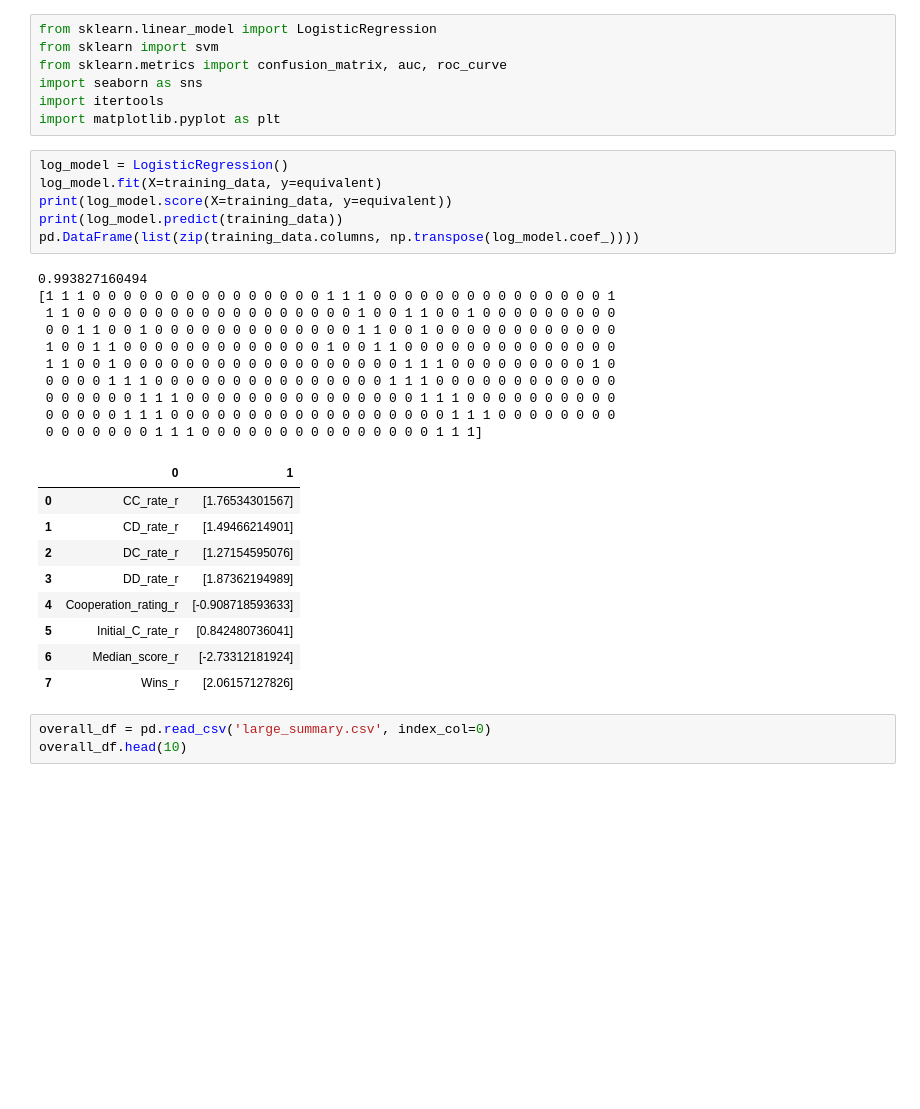
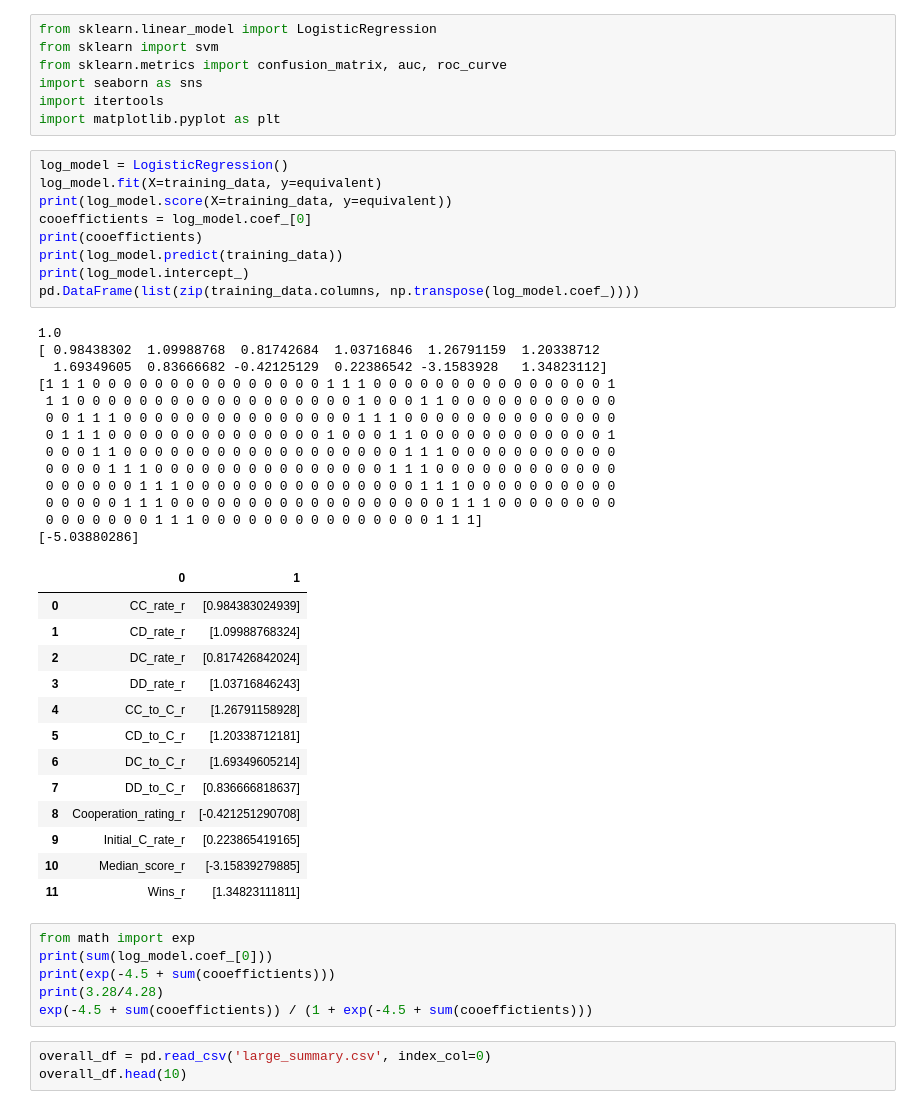
Before and after one commit to theref/fingerprints, a Jupyter notebook: MachineLearningNotebook.ipynb, the cells around one changed output. Cells and saved outputs as stored; diff of their text form; blank space fills up the shorter version.

```diff
--- a/MachineLearningNotebook.ipynb
+++ b/MachineLearningNotebook.ipynb
@@ -65,29 +65,45 @@ import matplotlib.pyplot as plt
 # %%
 log_model = LogisticRegression()
 log_model.fit(X=training_data, y=equivalent)
 print(log_model.score(X=training_data, y=equivalent))
+cooeffictients = log_model.coef_[0]
+print(cooeffictients)
 print(log_model.predict(training_data))
+print(log_model.intercept_)
 pd.DataFrame(list(zip(training_data.columns, np.transpose(log_model.coef_))))
 # %% [output]
-0.993827160494
+1.0
+[ 0.98438302  1.09988768  0.81742684  1.03716846  1.26791159  1.20338712
+  1.69349605  0.83666682 -0.42125129  0.22386542 -3.1583928   1.34823112]
 [1 1 1 0 0 0 0 0 0 0 0 0 0 0 0 0 0 0 1 1 1 0 0 0 0 0 0 0 0 0 0 0 0 0 0 0 1
- 1 1 0 0 0 0 0 0 0 0 0 0 0 0 0 0 0 0 0 0 1 0 0 1 1 0 0 1 0 0 0 0 0 0 0 0 0
- 0 0 1 1 0 0 1 0 0 0 0 0 0 0 0 0 0 0 0 0 1 1 0 0 1 0 0 0 0 0 0 0 0 0 0 0 0
- 1 0 0 1 1 0 0 0 0 0 0 0 0 0 0 0 0 0 1 0 0 1 1 0 0 0 0 0 0 0 0 0 0 0 0 0 0
- 1 1 0 0 1 0 0 0 0 0 0 0 0 0 0 0 0 0 0 0 0 0 0 1 1 1 0 0 0 0 0 0 0 0 0 1 0
+ 1 1 0 0 0 0 0 0 0 0 0 0 0 0 0 0 0 0 0 0 1 0 0 0 1 1 0 0 0 0 0 0 0 0 0 0 0
+ 0 0 1 1 1 0 0 0 0 0 0 0 0 0 0 0 0 0 0 0 1 1 1 0 0 0 0 0 0 0 0 0 0 0 0 0 0
+ 0 1 1 1 0 0 0 0 0 0 0 0 0 0 0 0 0 0 1 0 0 0 1 1 0 0 0 0 0 0 0 0 0 0 0 0 1
+ 0 0 0 1 1 0 0 0 0 0 0 0 0 0 0 0 0 0 0 0 0 0 0 1 1 1 0 0 0 0 0 0 0 0 0 0 0
  0 0 0 0 1 1 1 0 0 0 0 0 0 0 0 0 0 0 0 0 0 0 1 1 1 0 0 0 0 0 0 0 0 0 0 0 0
  0 0 0 0 0 0 1 1 1 0 0 0 0 0 0 0 0 0 0 0 0 0 0 0 1 1 1 0 0 0 0 0 0 0 0 0 0
  0 0 0 0 0 1 1 1 0 0 0 0 0 0 0 0 0 0 0 0 0 0 0 0 0 0 1 1 1 0 0 0 0 0 0 0 0
  0 0 0 0 0 0 0 1 1 1 0 0 0 0 0 0 0 0 0 0 0 0 0 0 0 1 1 1]
+[-5.03880286]
 |  | 0 | 1 |
-| 0 | CC_rate_r | [1.76534301567] |
-| 1 | CD_rate_r | [1.49466214901] |
-| 2 | DC_rate_r | [1.27154595076] |
-| 3 | DD_rate_r | [1.87362194989] |
-| 4 | Cooperation_rating_r | [-0.908718593633] |
-| 5 | Initial_C_rate_r | [0.842480736041] |
-| 6 | Median_score_r | [-2.73312181924] |
-| 7 | Wins_r | [2.06157127826] |
+| 0 | CC_rate_r | [0.984383024939] |
+| 1 | CD_rate_r | [1.09988768324] |
+| 2 | DC_rate_r | [0.817426842024] |
+| 3 | DD_rate_r | [1.03716846243] |
+| 4 | CC_to_C_r | [1.26791158928] |
+| 5 | CD_to_C_r | [1.20338712181] |
+| 6 | DC_to_C_r | [1.69349605214] |
+| 7 | DD_to_C_r | [0.836666818637] |
+| 8 | Cooperation_rating_r | [-0.421251290708] |
+| 9 | Initial_C_rate_r | [0.223865419165] |
+| 10 | Median_score_r | [-3.15839279885] |
+| 11 | Wins_r | [1.34823111811] |
+# %%
+from math import exp
+print(sum(log_model.coef_[0]))
+print(exp(-4.5 + sum(cooeffictients)))
+print(3.28/4.28)
+exp(-4.5 + sum(cooeffictients)) / (1 + exp(-4.5 + sum(cooeffictients)))
 # %%
 overall_df = pd.read_csv('large_summary.csv', index_col=0)
 overall_df.head(10)
```
Also changed, not shown: parts of 50 cells of this notebook, 1 other file.
